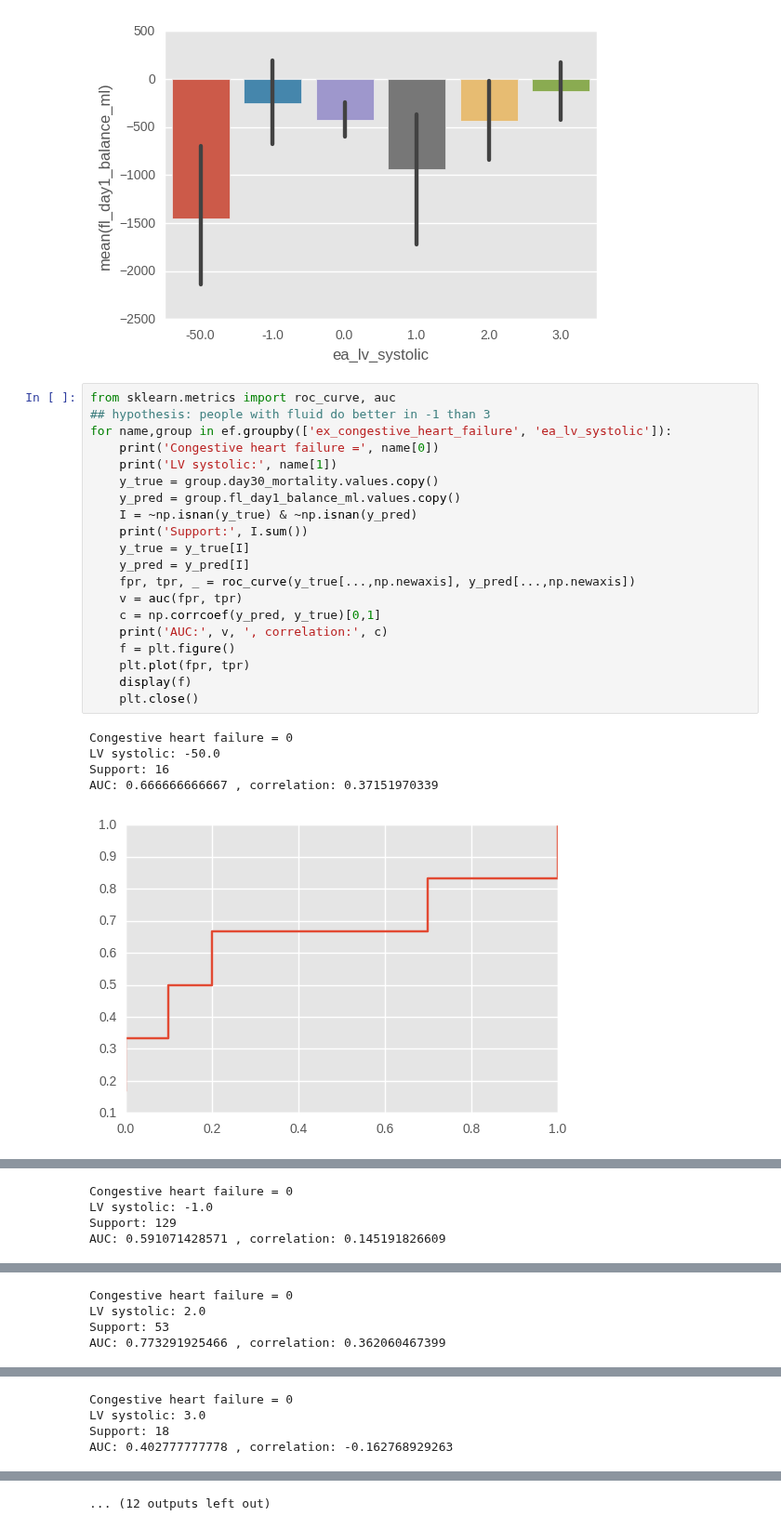
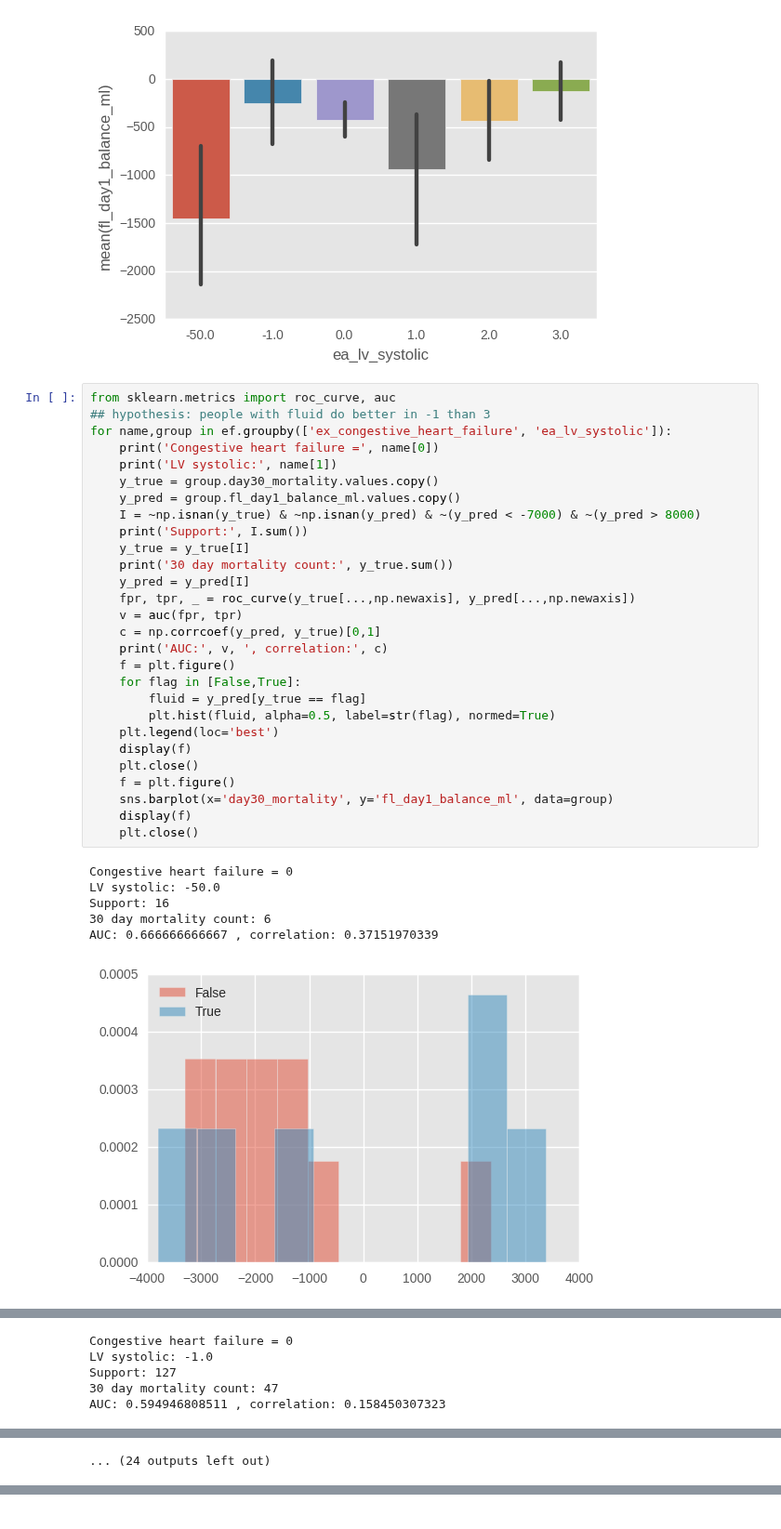
Before and after one commit to yhtgrace/echo, a Jupyter notebook: notebooks/161206_model_exploration_TB.ipynb, the cells around one changed output, grey strips where cells are left out. Shown at 93% size. Drawn from its saved outputs; the diff is of its cells as text.

Commit message:
nicer plots

```diff
--- a/notebooks/161206_model_exploration_TB.ipynb
+++ b/notebooks/161206_model_exploration_TB.ipynb
@@ -317,26 +317,35 @@ Congestive heart failure = 1
 # %%
 from sklearn.metrics import roc_curve, auc
 ## hypothesis: people with fluid do better in -1 than 3
 for name,group in ef.groupby(['ex_congestive_heart_failure', 'ea_lv_systolic']):
     print('Congestive heart failure =', name[0])
     print('LV systolic:', name[1])
     y_true = group.day30_mortality.values.copy()
     y_pred = group.fl_day1_balance_ml.values.copy()
-    I = ~np.isnan(y_true) & ~np.isnan(y_pred)
+    I = ~np.isnan(y_true) & ~np.isnan(y_pred) & ~(y_pred < -7000) & ~(y_pred > 8000)
     print('Support:', I.sum())
     y_true = y_true[I]
+    print('30 day mortality count:', y_true.sum())
     y_pred = y_pred[I]
     fpr, tpr, _ = roc_curve(y_true[...,np.newaxis], y_pred[...,np.newaxis])
     v = auc(fpr, tpr)
     c = np.corrcoef(y_pred, y_true)[0,1]
     print('AUC:', v, ', correlation:', c)
     f = plt.figure()
-    plt.plot(fpr, tpr)
+    for flag in [False,True]:
+        fluid = y_pred[y_true == flag]
+        plt.hist(fluid, alpha=0.5, label=str(flag), normed=True)
+    plt.legend(loc='best')
     display(f)
     plt.close()
+    f = plt.figure()
+    sns.barplot(x='day30_mortality', y='fl_day1_balance_ml', data=group)
+    display(f)
+    plt.close()
 # %% [output]
 Congestive heart failure = 0
 LV systolic: -50.0
 Support: 16
+30 day mortality count: 6
 AUC: 0.666666666667 , correlation: 0.37151970339
-[figure, old version]
+[figure, new version]
@@ -343,4 +353,5 @@ AUC: 0.666666666667 , correlation: 0.37151970339
 Congestive heart failure = 0
 LV systolic: -1.0
-Support: 129
-AUC: 0.591071428571 , correlation: 0.145191826609
+Support: 127
+30 day mortality count: 47
+AUC: 0.594946808511 , correlation: 0.158450307323
@@ -358,4 +374 @@ AUC: 0.691093017518 , correlation: 0.152609513333
-Congestive heart failure = 0
-LV systolic: 2.0
-Support: 53
-AUC: 0.773291925466 , correlation: 0.362060467399
+... (24 outputs left out)
@@ -363,4 +374,0 @@ AUC: 0.773291925466 , correlation: 0.362060467399
-Congestive heart failure = 0
-LV systolic: 3.0
-Support: 18
-AUC: 0.402777777778 , correlation: -0.162768929263
@@ -368 +374,0 @@ AUC: 0.402777777778 , correlation: -0.162768929263
-... (12 outputs left out)
```
Also changed, not shown: parts of 1 cell of this notebook.
